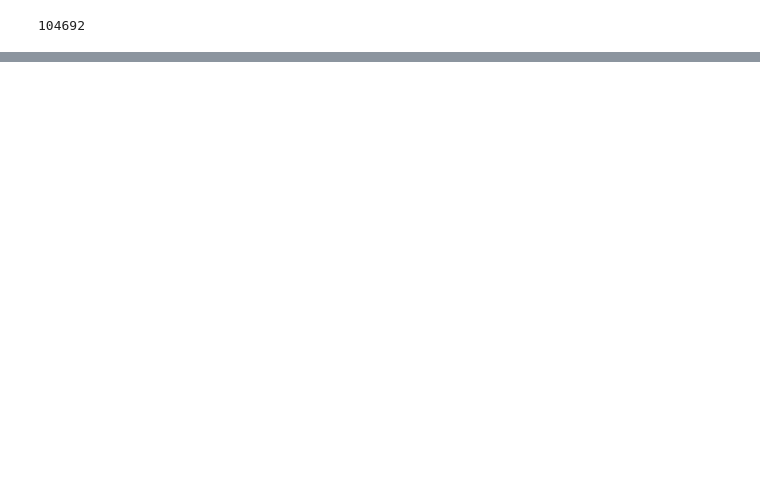
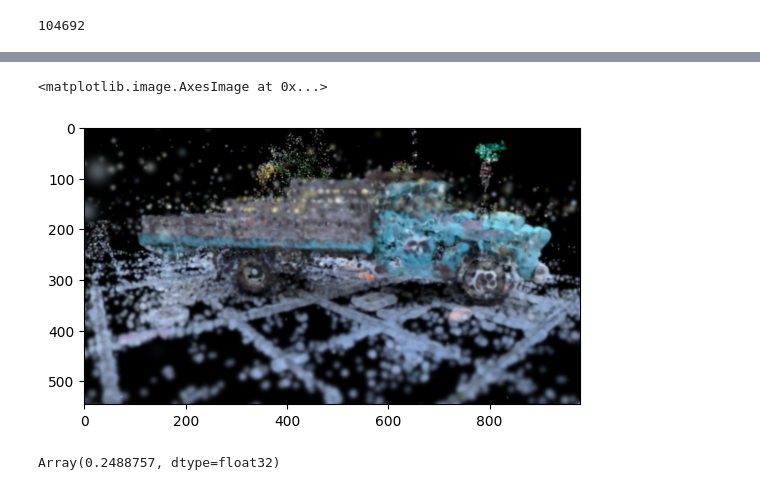
Before and after one commit to fangjunzhou/gslang, a Jupyter notebook: notebooks/optimizer.ipynb, the cells around one changed output, grey strips where cells are left out. Drawn from its saved outputs; the diff is of its cells as text; code cells hidden in the pictures; blank space fills up the shorter version.

```diff
--- a/notebooks/optimizer.ipynb
+++ b/notebooks/optimizer.ipynb
@@ -804,0 +801,13 @@ plt.hist(position_grad, bins=100)
+# %%
+renderer.render()
+plt.imshow(jnp.array(render_target.to_numpy()[:, :, :3]))
+# %% [output]
+<matplotlib.image.AxesImage at 0x...>
+[figure, added]
+# %%
+renderer.render(
+    gt_image=image,
+    use_densify=True
+)
+# %% [output]
+Array(0.2488757, dtype=float32)
```
Also changed, not shown: parts of 29 cells of this notebook, 7 other files.
